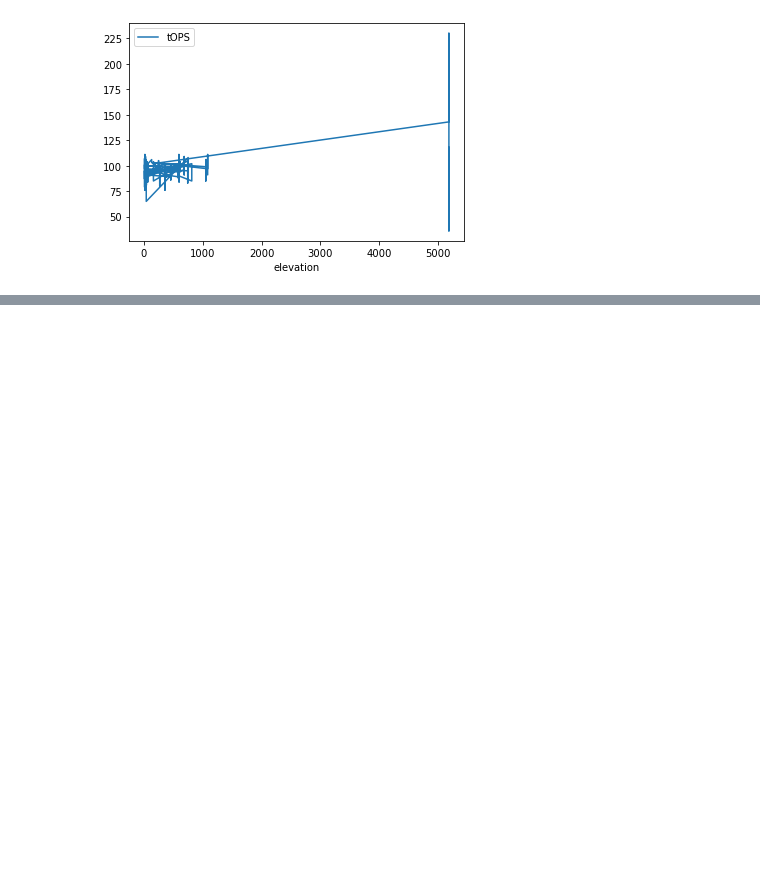
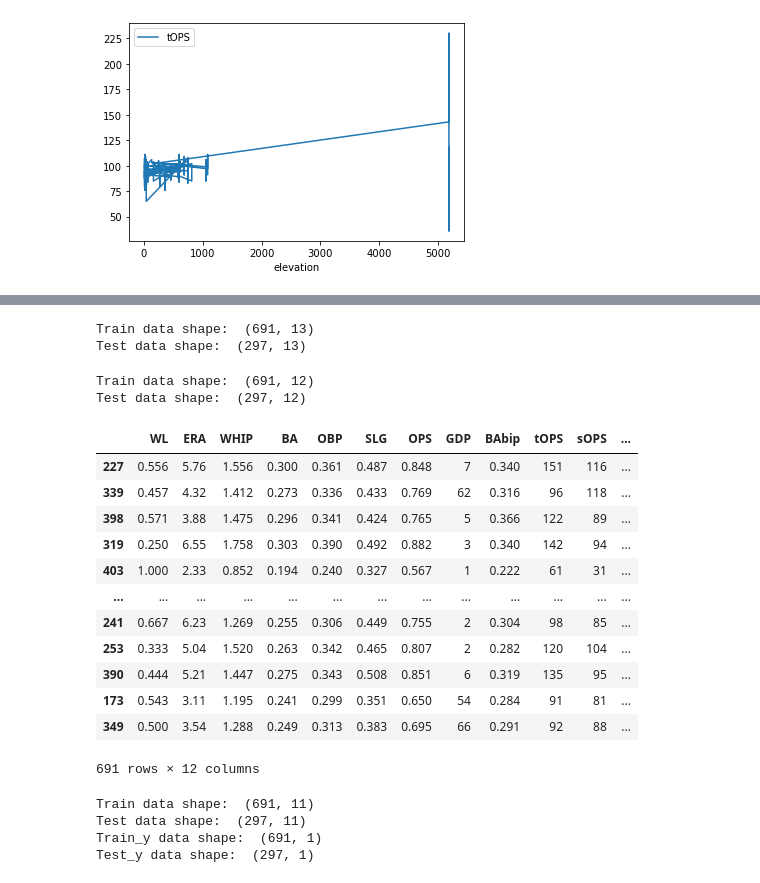
Before and after one commit to Chernide/BaseballPredictorCSCI-5502, a Jupyter notebook: altitude/altitudeAnalysis.ipynb, the cells around one changed output, grey strips where cells are left out. Cells and saved outputs as stored; diff of their text form; code cells hidden in the pictures; blank space fills up the shorter version.

Commit message:
Altitude neural network multi layer
Multi layer neural network implemented and found good amounts of features to ensure a quick run time and high accuracy

```diff
--- a/altitude/altitudeAnalysis.ipynb
+++ b/altitude/altitudeAnalysis.ipynb
@@ -230,0 +249,7 @@ allData.plot(x='elevation', y='tOPS')
+# %%
+# Preparing the data set by converting all non-colorado based games
+# vs colorado based games into binary representation
+
+#1 = true, 0 = false
+allData['atAltitude'] = np.where(allData['elevation'] == 5183, 1, 0)
+allData
@@ -230,0 +270,52 @@ allData.plot(x='elevation', y='tOPS')
+# %%
+# Split train and test data
+train, test = train_test_split(allData, test_size = 0.3, random_state = 12)
+print("Train data shape: ", train.shape)
+print("Test data shape: ", test.shape)
+# %% [output]
+Train data shape:  (691, 13)
+Test data shape:  (297, 13)
+# %%
+# Removing elevation data from data set
+train_elevation = train['elevation']
+test_elevation = test['elevation']
+train_data = train.iloc[:, 1:]
+test_data = test.iloc[:, 1:]
+
+print("Train data shape: ", train_data.shape)
+print("Test data shape: ", test_data.shape)
+train_data
+# %% [output]
+Train data shape:  (691, 12)
+Test data shape:  (297, 12)
+|  | WL | ERA | WHIP | BA | OBP | SLG | OPS | GDP | BAbip | tOPS | sOPS | ... |
+| 227 | 0.556 | 5.76 | 1.556 | 0.300 | 0.361 | 0.487 | 0.848 | 7 | 0.340 | 151 | 116 | ... |
+| 339 | 0.457 | 4.32 | 1.412 | 0.273 | 0.336 | 0.433 | 0.769 | 62 | 0.316 | 96 | 118 | ... |
+| 398 | 0.571 | 3.88 | 1.475 | 0.296 | 0.341 | 0.424 | 0.765 | 5 | 0.366 | 122 | 89 | ... |
+| 319 | 0.250 | 6.55 | 1.758 | 0.303 | 0.390 | 0.492 | 0.882 | 3 | 0.340 | 142 | 94 | ... |
+| 403 | 1.000 | 2.33 | 0.852 | 0.194 | 0.240 | 0.327 | 0.567 | 1 | 0.222 | 61 | 31 | ... |
+| ... | ... | ... | ... | ... | ... | ... | ... | ... | ... | ... | ... | ... |
+| 241 | 0.667 | 6.23 | 1.269 | 0.255 | 0.306 | 0.449 | 0.755 | 2 | 0.304 | 98 | 85 | ... |
+| 253 | 0.333 | 5.04 | 1.520 | 0.263 | 0.342 | 0.465 | 0.807 | 2 | 0.282 | 120 | 104 | ... |
+| 390 | 0.444 | 5.21 | 1.447 | 0.275 | 0.343 | 0.508 | 0.851 | 6 | 0.319 | 135 | 95 | ... |
+| 173 | 0.543 | 3.11 | 1.195 | 0.241 | 0.299 | 0.351 | 0.650 | 54 | 0.284 | 91 | 81 | ... |
+| 349 | 0.500 | 3.54 | 1.288 | 0.249 | 0.313 | 0.383 | 0.695 | 66 | 0.291 | 92 | 88 | ... |
+691 rows × 12 columns
+# %%
+#Isolating the atAltitude variable and the rest of the statistics
+train_x = train_data.iloc[:, :-1]
+train_x = MinMaxScaler().fit_transform(train_x)
+test_x = test_data.iloc[:, :-1]
+test_x = MinMaxScaler().fit_transform(test_x)
+print("Train data shape: ", train_x.shape)
+print("Test data shape: ", test_x.shape)
+
+train_y = train_data.iloc[:,-1:]
+test_y = test_data.iloc[:, -1:]
+print("Train_y data shape: ", train_y.shape)
+print("Test_y data shape: ", test_y.shape)
+# %% [output]
+Train data shape:  (691, 11)
+Test data shape:  (297, 11)
+Train_y data shape:  (691, 1)
+Test_y data shape:  (297, 1)
```
Also changed, not shown: parts of 12 cells of this notebook.
